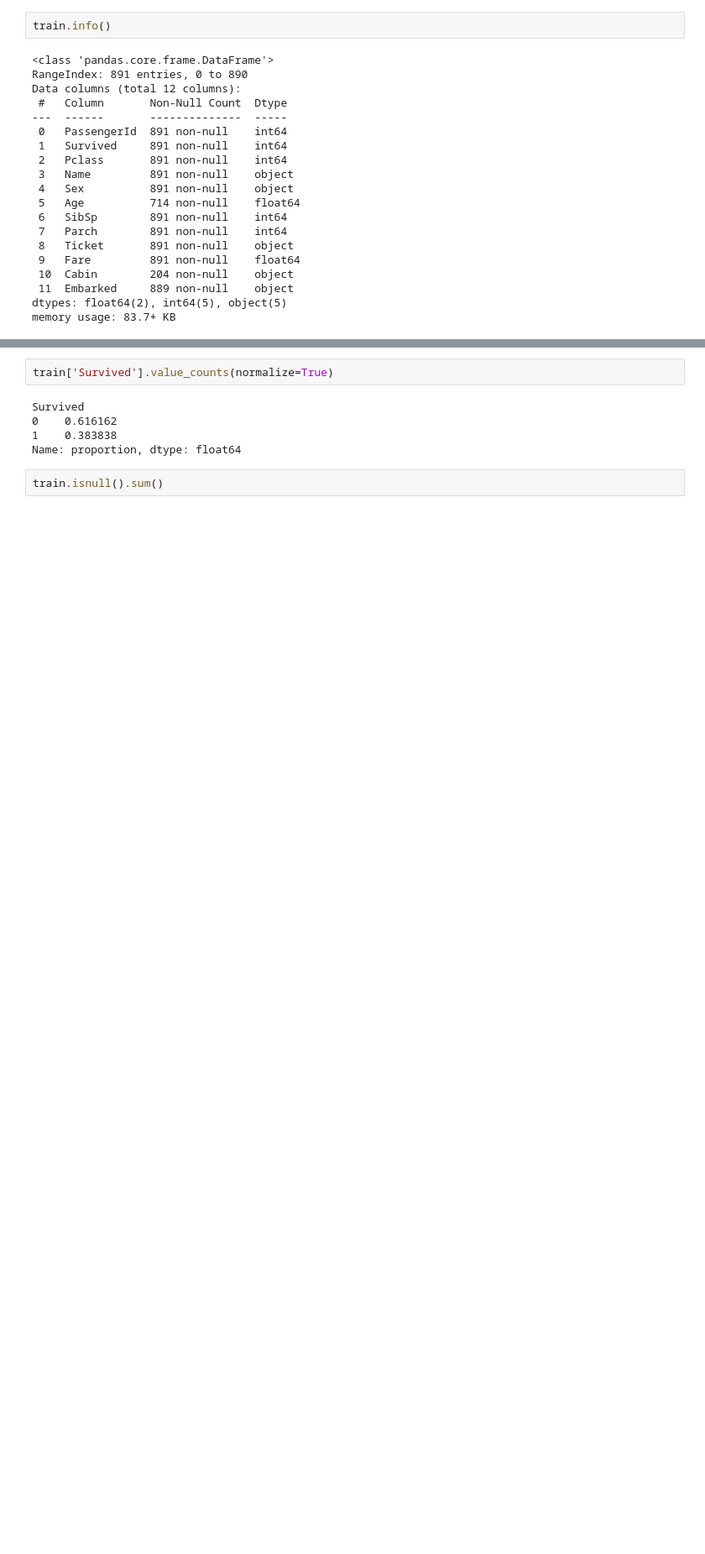
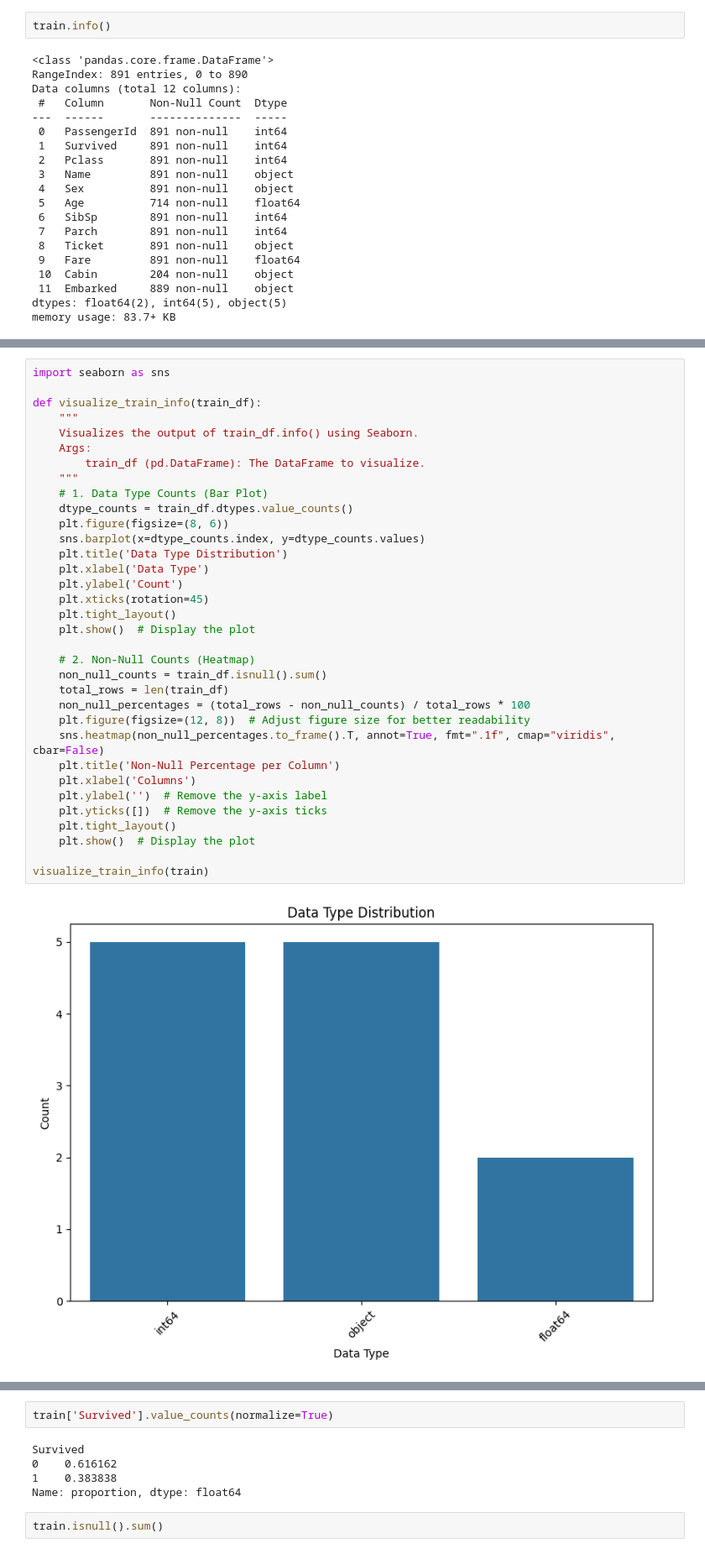
Before and after one commit to allend2092/kaggle-titanic, a Jupyter notebook: notebooks/daryls_kaggle_titanic.ipynb, the cells around one changed output, grey strips where cells are left out. Shown: that part at 84% size. Drawn from its saved outputs; the diff is of its cells as text; blank space fills up the shorter version.

```diff
--- a/notebooks/daryls_kaggle_titanic.ipynb
+++ b/notebooks/daryls_kaggle_titanic.ipynb
@@ -38,0 +80,36 @@ memory usage: 83.7+ KB
+# %%
+import seaborn as sns
+
+def visualize_train_info(train_df):
+    """
+    Visualizes the output of train_df.info() using Seaborn.
+    Args:
+        train_df (pd.DataFrame): The DataFrame to visualize.
+    """
+    # 1. Data Type Counts (Bar Plot)
+    dtype_counts = train_df.dtypes.value_counts()
+    plt.figure(figsize=(8, 6))
+    sns.barplot(x=dtype_counts.index, y=dtype_counts.values)
+    plt.title('Data Type Distribution')
+    plt.xlabel('Data Type')
+    plt.ylabel('Count')
+    plt.xticks(rotation=45)
+    plt.tight_layout()
+    plt.show()  # Display the plot
+
+    # 2. Non-Null Counts (Heatmap)
+    non_null_counts = train_df.isnull().sum()
+    total_rows = len(train_df)
+    non_null_percentages = (total_rows - non_null_counts) / total_rows * 100
+    plt.figure(figsize=(12, 8))  # Adjust figure size for better readability
+    sns.heatmap(non_null_percentages.to_frame().T, annot=True, fmt=".1f", cmap="viridis", cbar=False)
+    plt.title('Non-Null Percentage per Column')
+    plt.xlabel('Columns')
+    plt.ylabel('')  # Remove the y-axis label
+    plt.yticks([])  # Remove the y-axis ticks
+    plt.tight_layout()
+    plt.show()  # Display the plot
+
+visualize_train_info(train)
+# %% [output]
+[figure, added]
```
Also changed, not shown: parts of 32 cells of this notebook.
